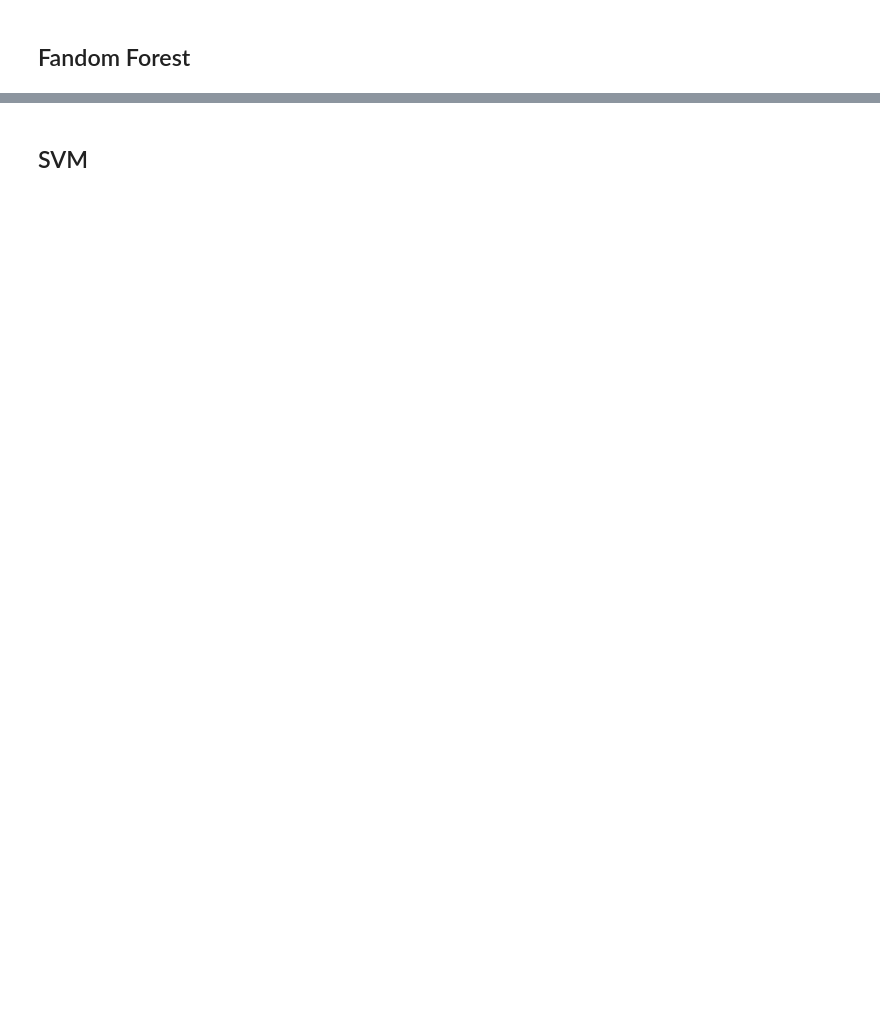
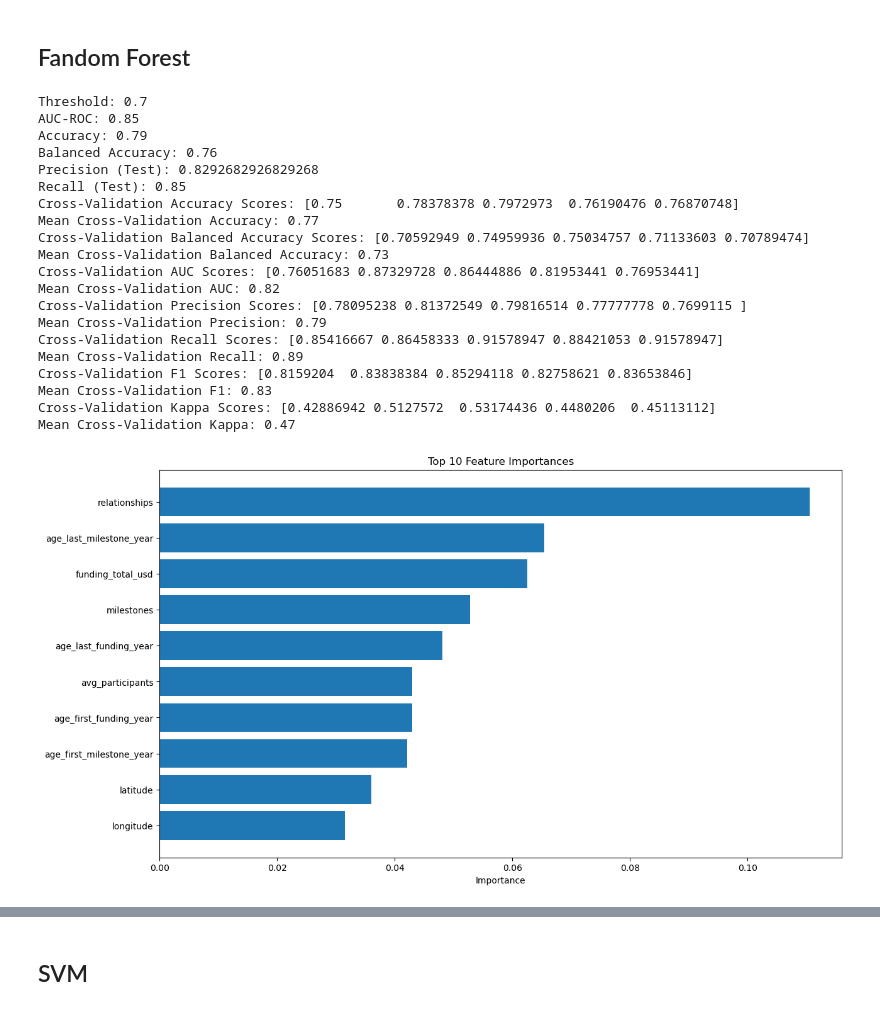
Before and after one commit to MayaVB/Applied_DS_Project, a Jupyter notebook: notebooks/main (13).ipynb, the cells around one changed output, grey strips where cells are left out. Saved outputs shown, nothing was run; the diff lists cells and outputs as text; code cells hidden in the pictures; blank space fills up the shorter version.

```diff
--- a/notebooks/main (13).ipynb
+++ b/notebooks/main (13).ipynb
@@ -241,8 +303,32 @@ plot_auc_roc_curve(y_test, rfv2_prob, model_name='randomForestV2')
 # %%
 rf_clf = train_rf_model(X_train, y_train)
 rf_pred, rf_prob = predict_model(rf_clf, X_test)
 metrics['RandomForest'] = evaluate_model(y_test, rf_pred, rf_prob)
-cv_results_rf, scoring_rf = perform_cross_validation(rf_clf, X_train, y_train, n_splits=5, random_state=random_state)
+
+cv_results_rf = perform_cross_validation(rf_clf, X_train, y_train, n_splits=5, random_state=random_state)
+metrics['RandomForest']['Kappa'] = round(cv_results_rf['test_kappa'].mean(), 2)
 
 plot_feature_importances(rf_clf, feature_names=X.columns, num_of_features=10)
 plot_auc_roc_curve(y_test, rf_prob, model_name='randomForest')
+# %% [output]
+Threshold: 0.7
+AUC-ROC: 0.85
+Accuracy: 0.79
+Balanced Accuracy: 0.76
+Precision (Test): 0.8292682926829268
+Recall (Test): 0.85
+Cross-Validation Accuracy Scores: [0.75       0.78378378 0.7972973  0.76190476 0.76870748]
+Mean Cross-Validation Accuracy: 0.77
+Cross-Validation Balanced Accuracy Scores: [0.70592949 0.74959936 0.75034757 0.71133603 0.70789474]
+Mean Cross-Validation Balanced Accuracy: 0.73
+Cross-Validation AUC Scores: [0.76051683 0.87329728 0.86444886 0.81953441 0.76953441]
+Mean Cross-Validation AUC: 0.82
+Cross-Validation Precision Scores: [0.78095238 0.81372549 0.79816514 0.77777778 0.7699115 ]
+Mean Cross-Validation Precision: 0.79
+Cross-Validation Recall Scores: [0.85416667 0.86458333 0.91578947 0.88421053 0.91578947]
+Mean Cross-Validation Recall: 0.89
+Cross-Validation F1 Scores: [0.8159204  0.83838384 0.85294118 0.82758621 0.83653846]
+Mean Cross-Validation F1: 0.83
+Cross-Validation Kappa Scores: [0.42886942 0.5127572  0.53174436 0.4480206  0.45113112]
+Mean Cross-Validation Kappa: 0.47
+[figure, added]
```
Also changed, not shown: parts of 21 cells of this notebook.
